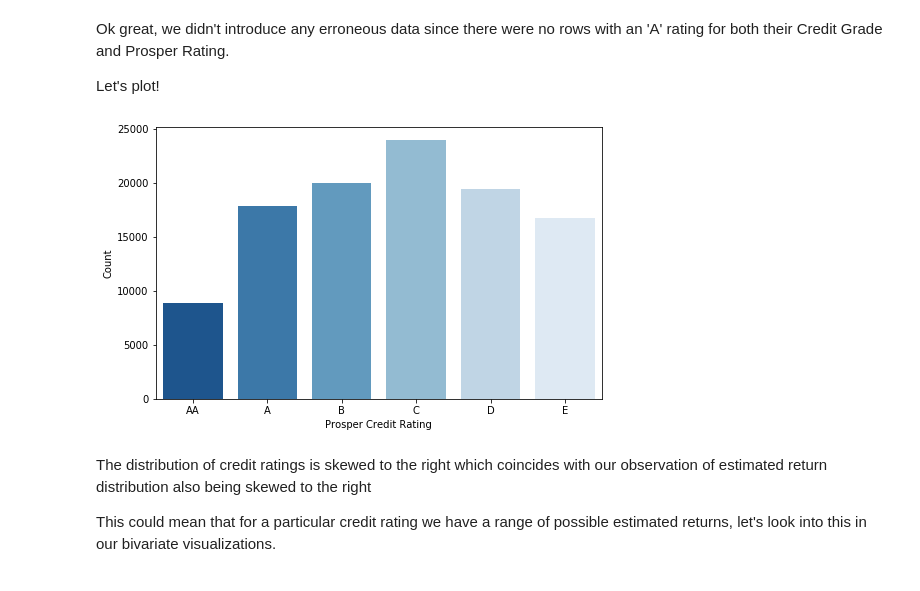
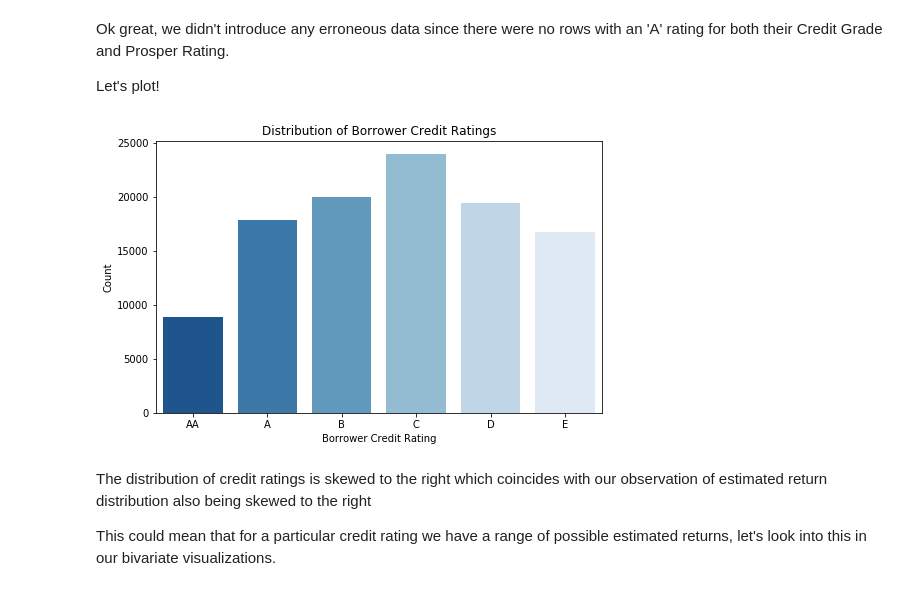
Before and after one commit to 0xjimm/prosper-loan-data-findings, a Jupyter notebook: prosper-loan-data-exploration.ipynb, the cells around one changed output. Drawn from its saved outputs; the diff is of its cells as text; code cells hidden in the pictures.

```diff
--- a/prosper-loan-data-exploration.ipynb
+++ b/prosper-loan-data-exploration.ipynb
@@ -312,10 +316,11 @@ df['ProsperRatingCombined'] = df['ProsperRatingCombined'].astype(ordered_var)
 # %%
 plt.figure(figsize = [8, 5])
 sns.countplot(data = df, x = 'ProsperRatingCombined', palette = "Blues_r")
-plt.xlabel('Prosper Credit Rating')
-plt.ylabel('Count');
+plt.xlabel('Borrower Credit Rating')
+plt.ylabel('Count')
+plt.title('Distribution of Borrower Credit Ratings');
 # %% [output]
-[figure, old version]
+[figure, new version]
 # %% [markdown]
 The distribution of credit ratings is skewed to the right which coincides with our observation of estimated return distribution also being skewed to the right
 
```
Also changed, not shown: parts of 15 cells of this notebook, 1 other file.
